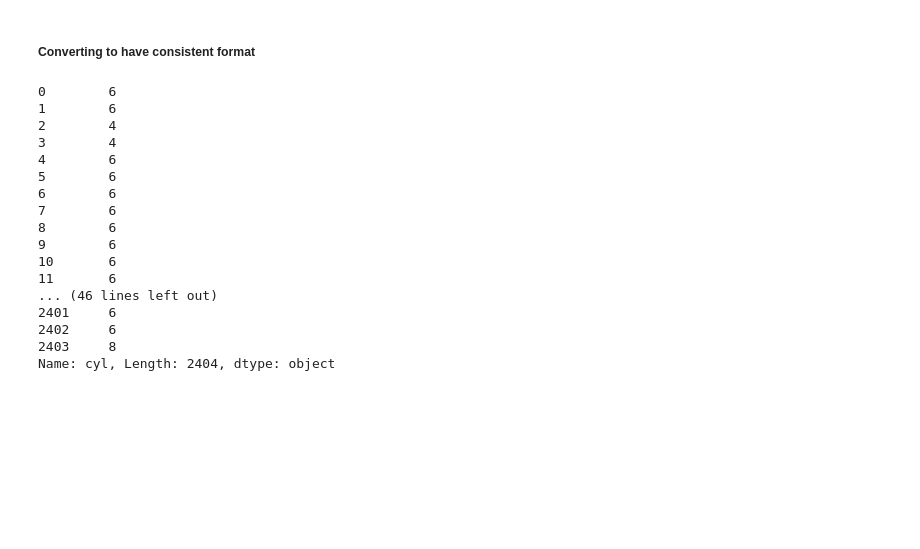
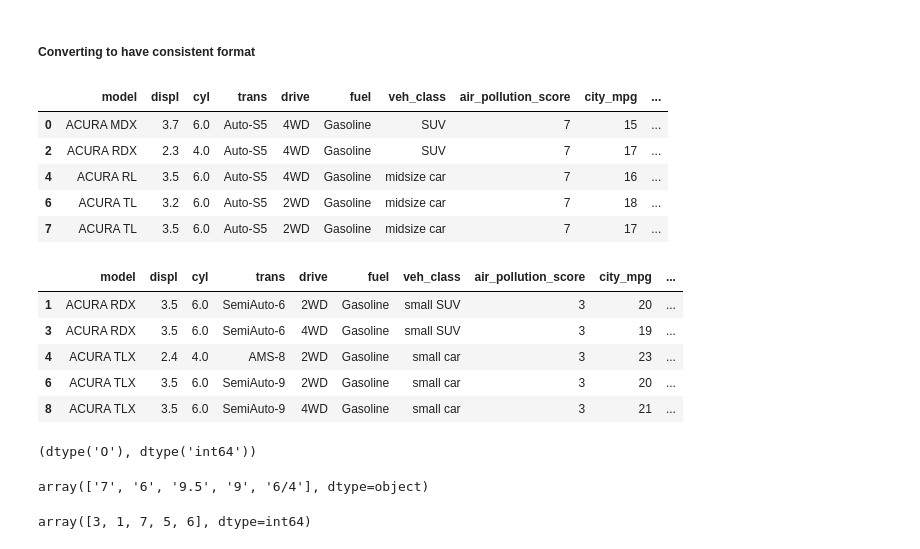
Before and after one commit to PadmarajBhat/DataAnalyst-1, a Jupyter notebook: The Data Analysis Process/Data Analysis Process - Case Study 2.ipynb, the cells around one changed output. Drawn from its saved outputs; the diff is of its cells as text; code cells hidden in the pictures; blank space fills up the shorter version.

Commit message:
feat: converting the dtype for consistency
- data format mismatch are the most common problem when data has been gathered from different source or different year

```diff
--- a/The Data Analysis Process/Data Analysis Process - Case Study 2.ipynb
+++ b/The Data Analysis Process/Data Analysis Process - Case Study 2.ipynb
@@ -336,22 +336,34 @@ Name: cyl, Length: 2404, dtype: object
 # %% [markdown]
 ##### Converting to have consistent format
 # %%
-df_08.cyl.apply(lambda x: str(x).split(" ")[0].replace("(", ''))
+df_08_new['cyl'] = df_08_new.cyl.apply(lambda x: float(str(x).split(" ")[0].replace("(", '')))
-# %% [output]
-0        6
-1        6
-2        4
-3        4
-4        6
-5        6
-6        6
-7        6
-8        6
-9        6
-10       6
-11       6
-... (46 lines left out)
-2401     6
-2402     6
-2403     8
-Name: cyl, Length: 2404, dtype: object
+# %%
+df_08_new.head()
+# %% [output]
+|  | model | displ | cyl | trans | drive | fuel | veh_class | air_pollution_score | city_mpg | ... |
+| 0 | ACURA MDX | 3.7 | 6.0 | Auto-S5 | 4WD | Gasoline | SUV | 7 | 15 | ... |
+| 2 | ACURA RDX | 2.3 | 4.0 | Auto-S5 | 4WD | Gasoline | SUV | 7 | 17 | ... |
+| 4 | ACURA RL | 3.5 | 6.0 | Auto-S5 | 4WD | Gasoline | midsize car | 7 | 16 | ... |
+| 6 | ACURA TL | 3.2 | 6.0 | Auto-S5 | 2WD | Gasoline | midsize car | 7 | 18 | ... |
+| 7 | ACURA TL | 3.5 | 6.0 | Auto-S5 | 2WD | Gasoline | midsize car | 7 | 17 | ... |
+# %%
+df_18_new.head()
+# %% [output]
+|  | model | displ | cyl | trans | drive | fuel | veh_class | air_pollution_score | city_mpg | ... |
+| 1 | ACURA RDX | 3.5 | 6.0 | SemiAuto-6 | 2WD | Gasoline | small SUV | 3 | 20 | ... |
+| 3 | ACURA RDX | 3.5 | 6.0 | SemiAuto-6 | 4WD | Gasoline | small SUV | 3 | 19 | ... |
+| 4 | ACURA TLX | 2.4 | 4.0 | AMS-8 | 2WD | Gasoline | small car | 3 | 23 | ... |
+| 6 | ACURA TLX | 3.5 | 6.0 | SemiAuto-9 | 2WD | Gasoline | small car | 3 | 20 | ... |
+| 8 | ACURA TLX | 3.5 | 6.0 | SemiAuto-9 | 4WD | Gasoline | small car | 3 | 21 | ... |
+# %%
+df_08_new.air_pollution_score.dtype,df_18_new.air_pollution_score.dtype
+# %% [output]
+(dtype('O'), dtype('int64'))
+# %%
+df_08_new.air_pollution_score.unique()
+# %% [output]
+array(['7', '6', '9.5', '9', '6/4'], dtype=object)
+# %%
+df_18_new.air_pollution_score.unique()
+# %% [output]
+array([3, 1, 7, 5, 6], dtype=int64)
```
Also changed, not shown: parts of 15 cells of this notebook.
